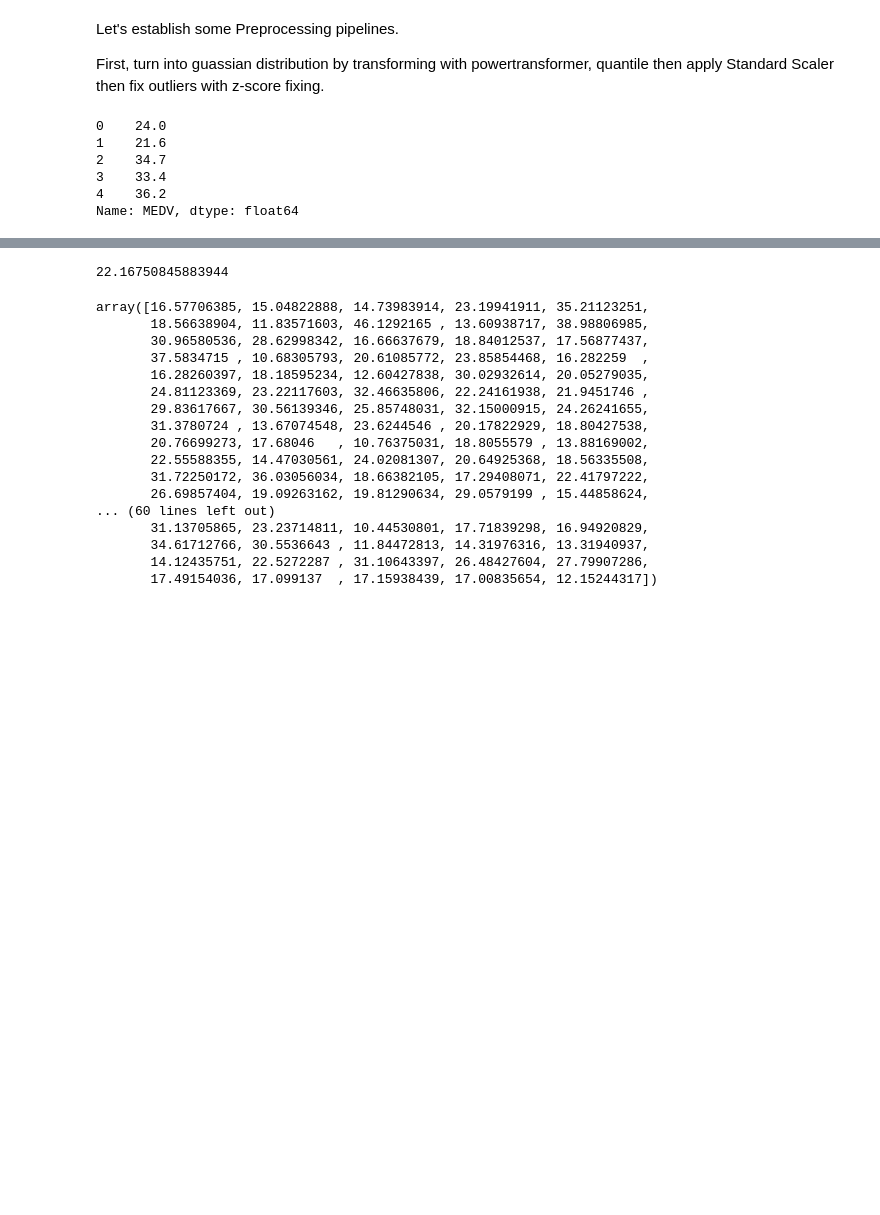
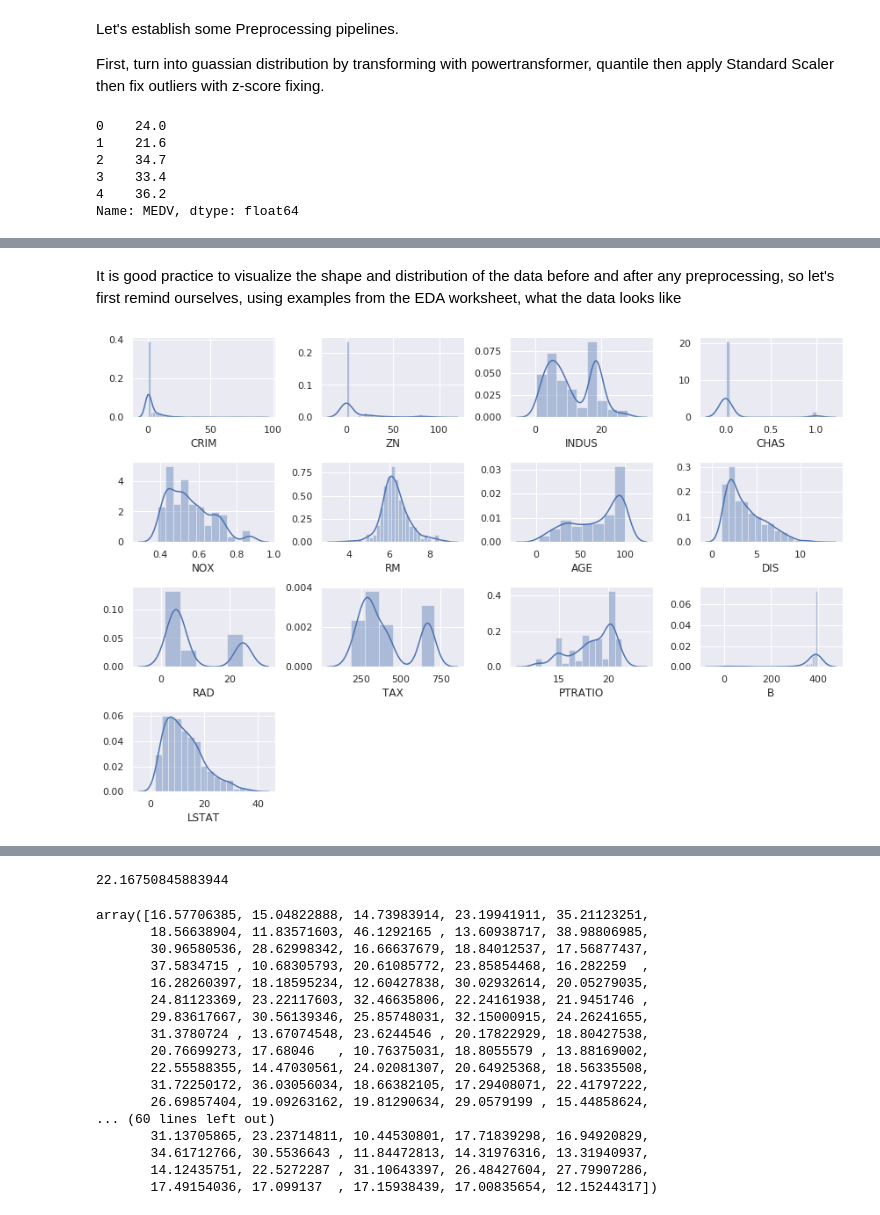
Before and after one commit to khickey25/Capstone-Project, a Jupyter notebook: Homes/Untitled.ipynb, the cells around one changed output, grey strips where cells are left out. Cells and saved outputs as stored; diff of their text form; code cells hidden in the pictures; blank space fills up the shorter version.

```diff
--- a/Homes/Untitled.ipynb
+++ b/Homes/Untitled.ipynb
@@ -48,0 +50,20 @@ X.head()
+# %% [markdown]
+It is good practice to visualize the shape and distribution of the data before and after any preprocessing, so let's first remind ourselves, using examples from the EDA worksheet, what the data looks like
+# %%
+#custom function to display all features histogram shapes and kde shape overlay
+
+def plot_hist(df, features, subplot_dimensions):
+    '''Input: list of feature names, list of subplot dimensions'''
+    fig = plt.figure(figsize = (12, 8))
+
+    for idx, feature in enumerate(list(df[features])):
+        idx += 1
+        plt.subplot(subplot_dimensions[0], subplot_dimensions[1], idx)
+        sns.distplot(df[feature])
+        idx +=1
+
+        plt.tight_layout()
+
+plot_hist(X, list(X.columns), [4,4])
+# %% [output]
+[figure, added]
```
Also changed, not shown: parts of 23 cells of this notebook, 2 other files.
